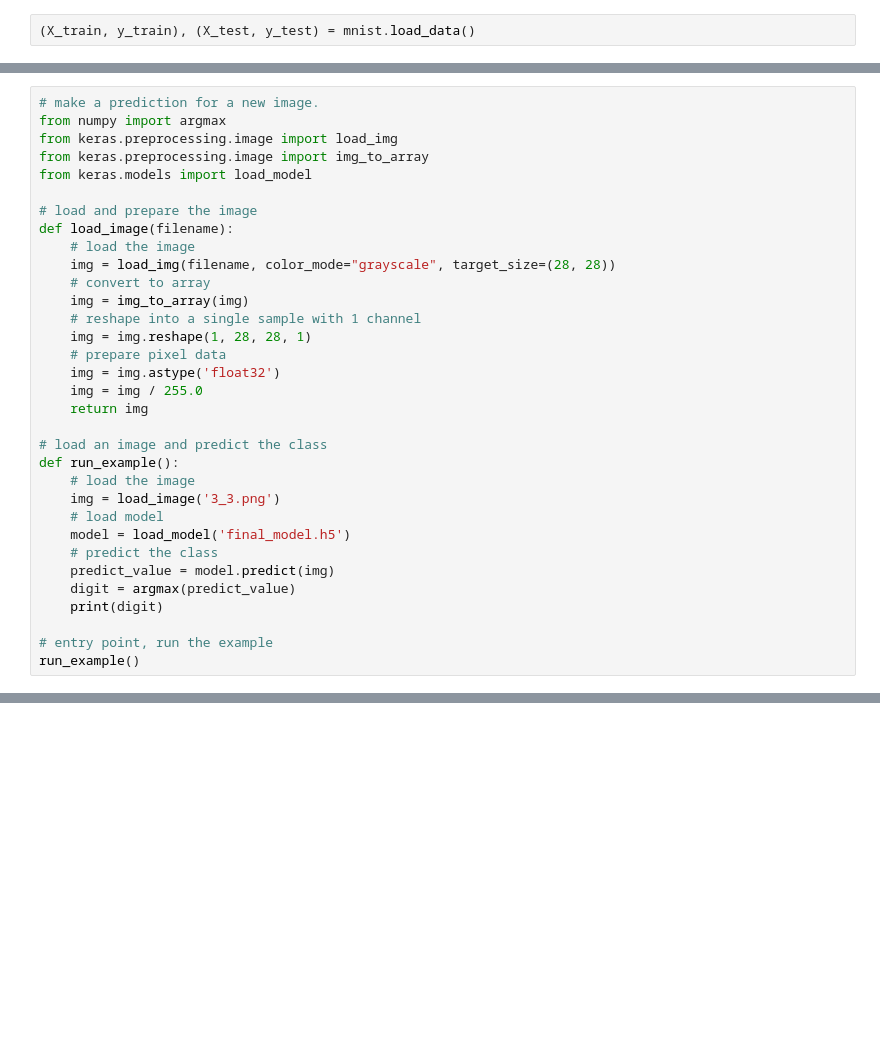
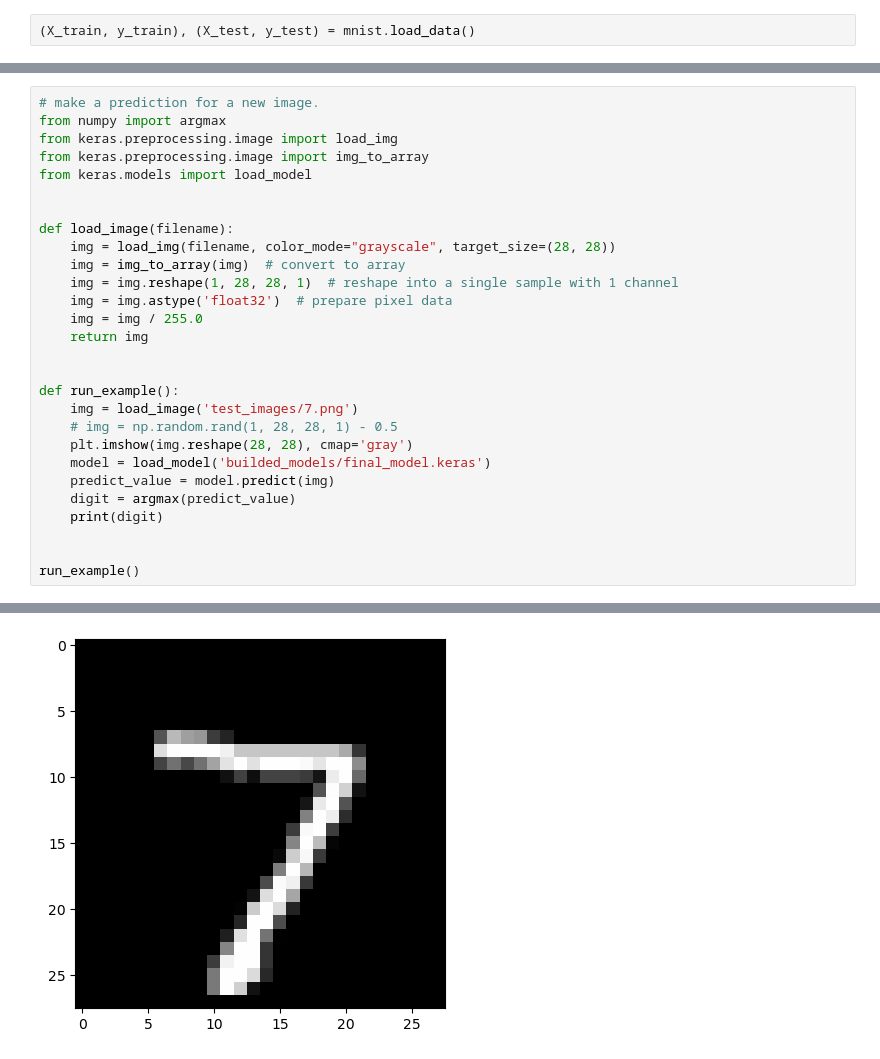
Before and after one commit to mehmet-ercan/DeepLearning, a Jupyter notebook: HW2/Homework2_244201001033_AKCAN_ERCAN.ipynb, the cells around one changed output, grey strips where cells are left out. Cells and saved outputs as stored; diff of their text form; blank space fills up the shorter version.

Commit message:
çalışabilen model oluşturuldu, test resimleri ile denendi.

```diff
--- a/HW2/Homework2_244201001033_AKCAN_ERCAN.ipynb
+++ b/HW2/Homework2_244201001033_AKCAN_ERCAN.ipynb
@@ -123,30 +168,25 @@ from keras.preprocessing.image import load_img
 from keras.preprocessing.image import img_to_array
 from keras.models import load_model
 
-# load and prepare the image
+
 def load_image(filename):
-	# load the image
-	img = load_img(filename, color_mode="grayscale", target_size=(28, 28))
-	# convert to array
-	img = img_to_array(img)
-	# reshape into a single sample with 1 channel
-	img = img.reshape(1, 28, 28, 1)
-	# prepare pixel data
-	img = img.astype('float32')
-	img = img / 255.0
-	return img
+    img = load_img(filename, color_mode="grayscale", target_size=(28, 28))
+    img = img_to_array(img)  # convert to array
+    img = img.reshape(1, 28, 28, 1)  # reshape into a single sample with 1 channel
+    img = img.astype('float32')  # prepare pixel data
+    img = img / 255.0
+    return img
 
-# load an image and predict the class
+
 def run_example():
-	# load the image
-	img = load_image('3_3.png')
-	# load model
-	model = load_model('final_model.h5')
-	# predict the class
-	predict_value = model.predict(img)
-	digit = argmax(predict_value)
-	print(digit)
+    img = load_image('test_images/7.png')
+    # img = np.random.rand(1, 28, 28, 1) - 0.5
+    plt.imshow(img.reshape(28, 28), cmap='gray')
+    model = load_model('builded_models/final_model.keras')
+    predict_value = model.predict(img)
+    digit = argmax(predict_value)
+    print(digit)
 
-# entry point, run the example
+
 run_example()
 # %% [output]
@@ -155,0 +195 @@ WARNING:absl:Compiled the loaded model, but the compiled metrics have yet to be
+[figure, added]
```
Also changed, not shown: parts of 9 cells of this notebook, 5 other files.
